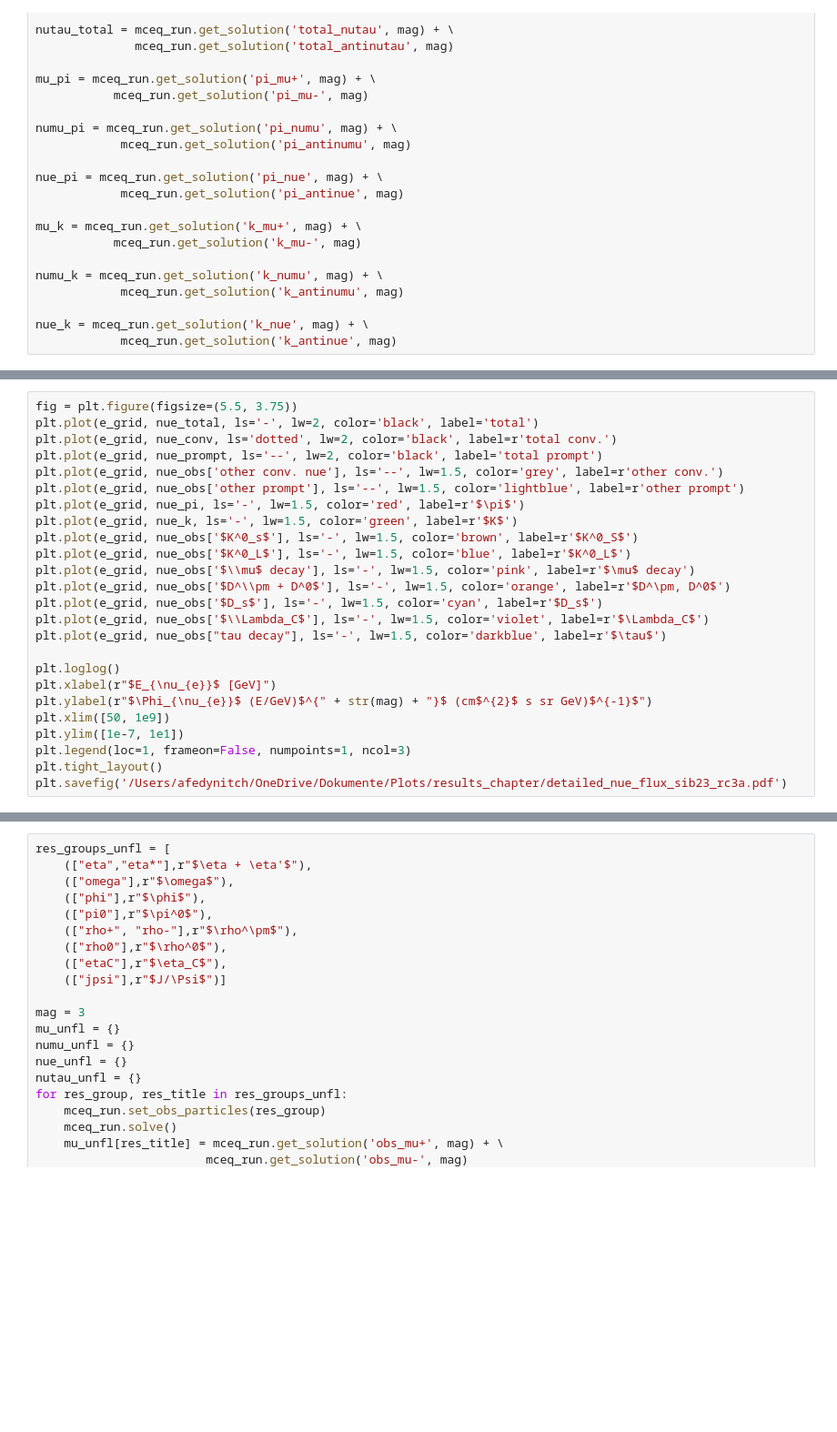
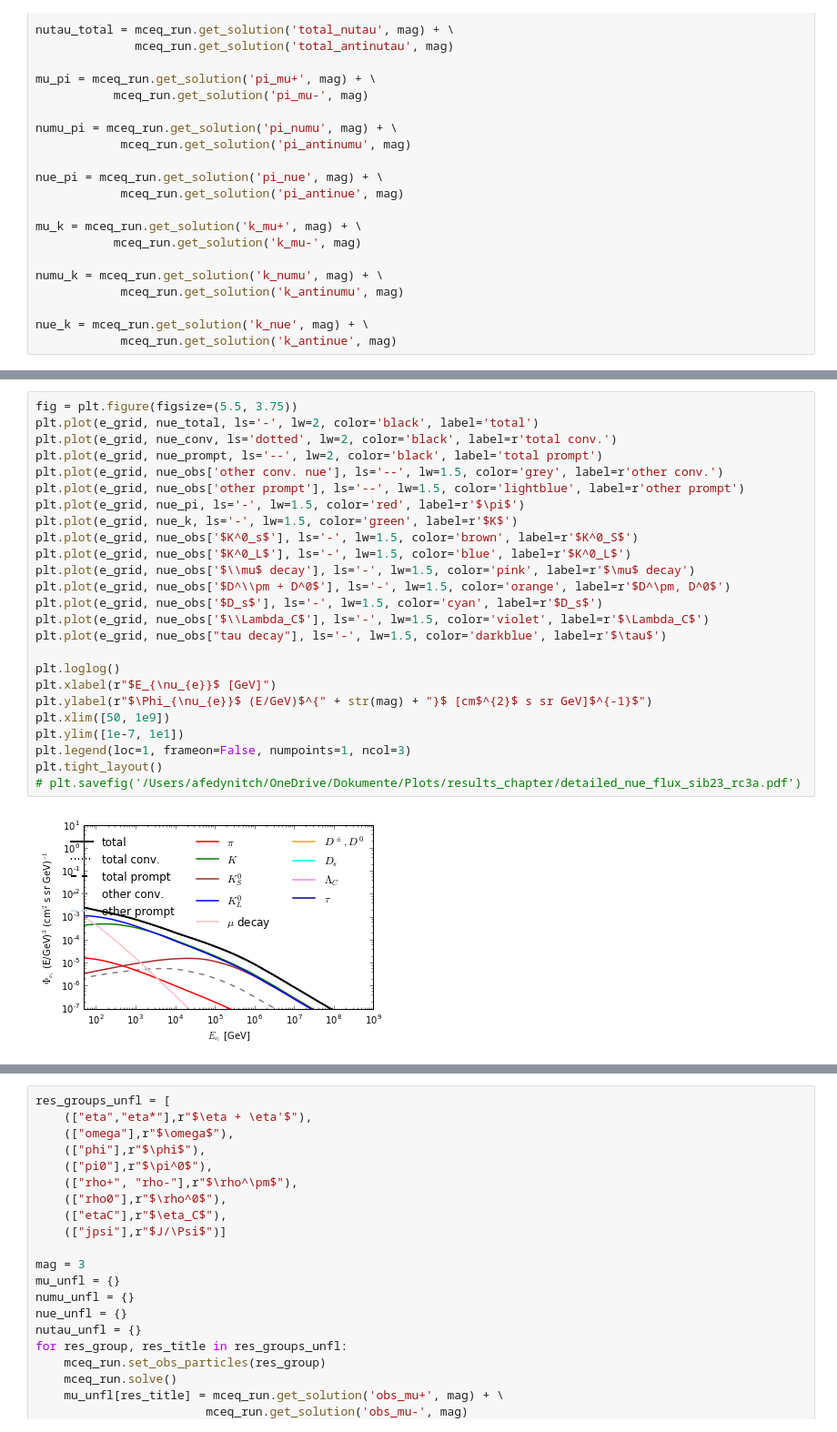
Before and after one commit to mceq-project/MCEq, a Jupyter notebook: examples/partial_hadron_contribution.ipynb, the cells around one changed output, grey strips where cells are left out. Shown at 91% size. Drawn from its saved outputs; the diff is of its cells as text; blank space fills up the shorter version.

```diff
--- a/examples/partial_hadron_contribution.ipynb
+++ b/examples/partial_hadron_contribution.ipynb
@@ -281,28 +322,30 @@ plt.savefig('/Users/afedynitch/OneDrive/Dokumente/Plots/results_chapter/detailed
 # %%
 fig = plt.figure(figsize=(5.5, 3.75))
 plt.plot(e_grid, nue_total, ls='-', lw=2, color='black', label='total')
 plt.plot(e_grid, nue_conv, ls='dotted', lw=2, color='black', label=r'total conv.')
 plt.plot(e_grid, nue_prompt, ls='--', lw=2, color='black', label='total prompt')
 plt.plot(e_grid, nue_obs['other conv. nue'], ls='--', lw=1.5, color='grey', label=r'other conv.')
 plt.plot(e_grid, nue_obs['other prompt'], ls='--', lw=1.5, color='lightblue', label=r'other prompt')
 plt.plot(e_grid, nue_pi, ls='-', lw=1.5, color='red', label=r'$\pi$')
 plt.plot(e_grid, nue_k, ls='-', lw=1.5, color='green', label=r'$K$')
 plt.plot(e_grid, nue_obs['$K^0_s$'], ls='-', lw=1.5, color='brown', label=r'$K^0_S$')
 plt.plot(e_grid, nue_obs['$K^0_L$'], ls='-', lw=1.5, color='blue', label=r'$K^0_L$')
 plt.plot(e_grid, nue_obs['$\\mu$ decay'], ls='-', lw=1.5, color='pink', label=r'$\mu$ decay')
 plt.plot(e_grid, nue_obs['$D^\\pm + D^0$'], ls='-', lw=1.5, color='orange', label=r'$D^\pm, D^0$')
 plt.plot(e_grid, nue_obs['$D_s$'], ls='-', lw=1.5, color='cyan', label=r'$D_s$')
 plt.plot(e_grid, nue_obs['$\\Lambda_C$'], ls='-', lw=1.5, color='violet', label=r'$\Lambda_C$')
 plt.plot(e_grid, nue_obs["tau decay"], ls='-', lw=1.5, color='darkblue', label=r'$\tau$')
 
 plt.loglog()
 plt.xlabel(r"$E_{\nu_{e}}$ [GeV]")
-plt.ylabel(r"$\Phi_{\nu_{e}}$ (E/GeV)$^{" + str(mag) + "}$ (cm$^{2}$ s sr GeV)$^{-1}$")
+plt.ylabel(r"$\Phi_{\nu_{e}}$ (E/GeV)$^{" + str(mag) + "}$ [cm$^{2}$ s sr GeV]$^{-1}$")
 plt.xlim([50, 1e9])
 plt.ylim([1e-7, 1e1])
 plt.legend(loc=1, frameon=False, numpoints=1, ncol=3)
 plt.tight_layout()
-plt.savefig('/Users/afedynitch/OneDrive/Dokumente/Plots/results_chapter/detailed_nue_flux_sib23_rc3a.pdf')
+# plt.savefig('/Users/afedynitch/OneDrive/Dokumente/Plots/results_chapter/detailed_nue_flux_sib23_rc3a.pdf')
+# %% [output]
+[figure, added]
 # %%
 fig = plt.figure(figsize=(5.5, 3.75))
 plt.plot(e_grid, nutau_total, ls='-', lw=2, color='black', alpha=0.6, label='total')
```
Also changed, not shown: parts of 8 cells of this notebook, 7 other files.
